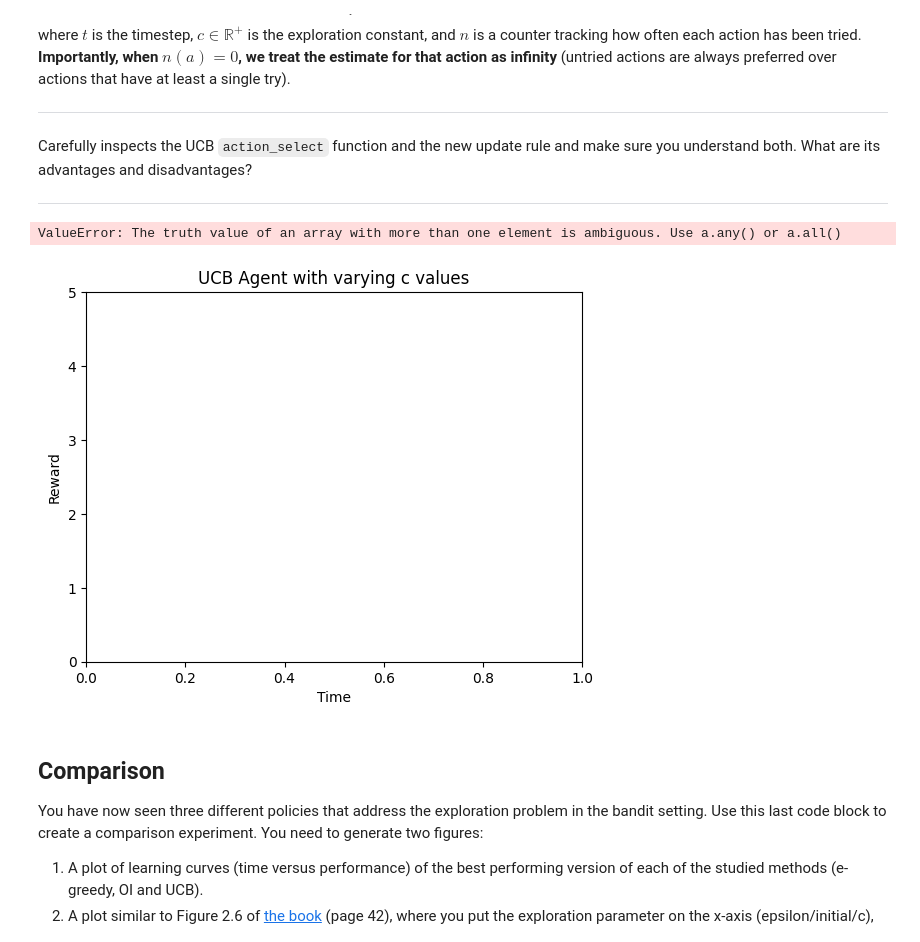
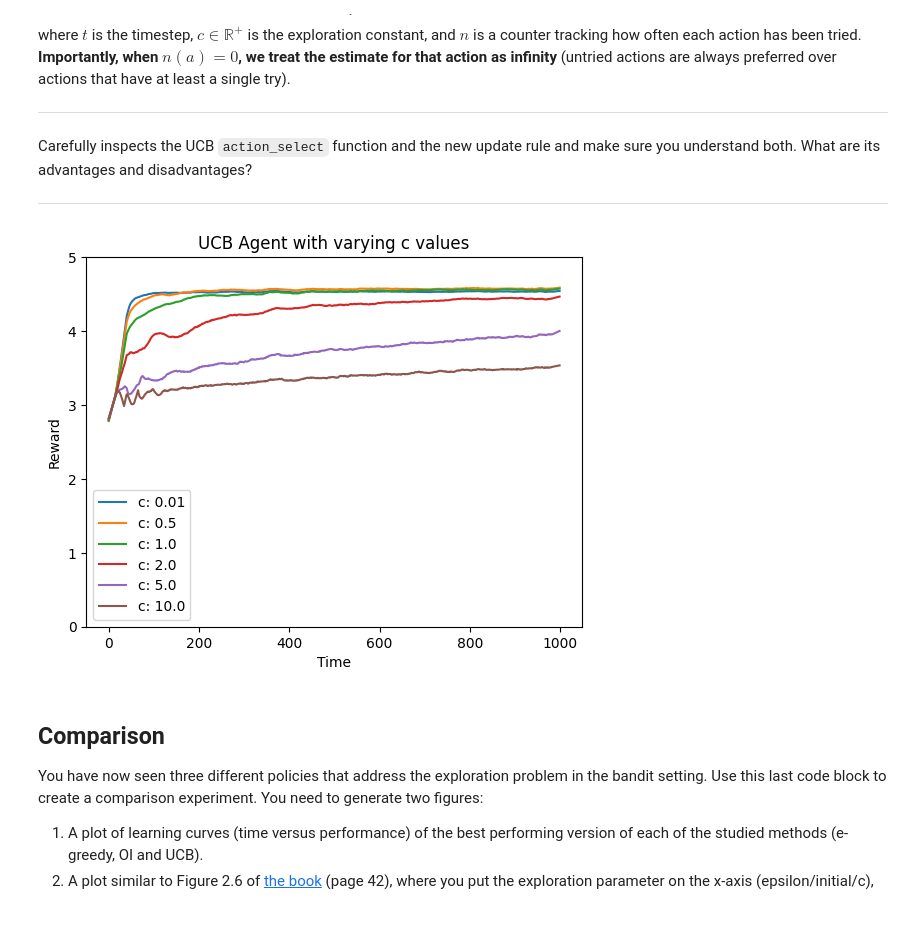
Before and after one commit to kraksys/irl26, a Jupyter notebook: RL_Bachelor_Assignment_1A_(2026).ipynb, the cells around one changed output. Drawn from its saved outputs; the diff is of its cells as text; code cells hidden in the pictures.

```diff
--- a/RL_Bachelor_Assignment_1A_(2026).ipynb
+++ b/RL_Bachelor_Assignment_1A_(2026).ipynb
@@ -463,40 +463,46 @@ Carefully inspects the UCB `action_select` function and the new update rule and
 class UCBAgent(Agent):
     def __init__(self, n_actions, c):
         # We initialize an estimated reward for each action and store this in an array.
         self.Q = np.zeros(n_actions)
         self.n_actions = n_actions
 
         self.c = c
         self.n = np.zeros(n_actions) # Counter for how often actions are tried
 
     def select_action(self, t):
         """ Select an action """
-        t = t if t else 1
-        Qn = self.Q + self.c * np.sqrt(np.log(t) / (self.n if self.n else np.inf))
-        #action = 1 if np.argmax(self.Q + self.c * np.sqrt(np.log(t) / (self.n if self.n else np.inf))) else 0
-        action = np.argmax(Qn)
+
+
+        # Get an array of idx where the values are 0
+        idx_of_0 = np.where(self.Q == 0)[0]
+        if len(idx_of_0) > 0:
+          # We can also choose randomly but it doesn't matter
+          action = idx_of_0[0]
+        else:
+          # The fancy ass fuction
+          action = np.argmax(self.Q + self.c * np.sqrt(np.log(t+1) / self.n))
 
         return action
 
     def update_Q(self, action, observed_reward):
         """ After performing actions, update our current knowledge """
 
         self.n[action] += 1
+        self.Q[action] += (observed_reward - self.Q[action]) / self.n[action]
 
-        self.Q[action] += (observed_reward - self.Q[action]) / self.n[action]
+
 c_list = [0.01, 0.5, 1.0, 2.0, 5.0, 10.0]
 
 plot = LearningCurvePlot("UCB Agent with varying c values")
 for c in c_list:
     experiment(
         plot,
         agent_class=UCBAgent,
         label=f"c: {c}",
         c=c,
     )
 # %% [output]
-ValueError: The truth value of an array with more than one element is ambiguous. Use a.any() or a.all()
-[figure, old version]
+[figure, new version]
 # %% [markdown]
 ## Comparison
 
```
Also changed, not shown: parts of 1 cell of this notebook.
